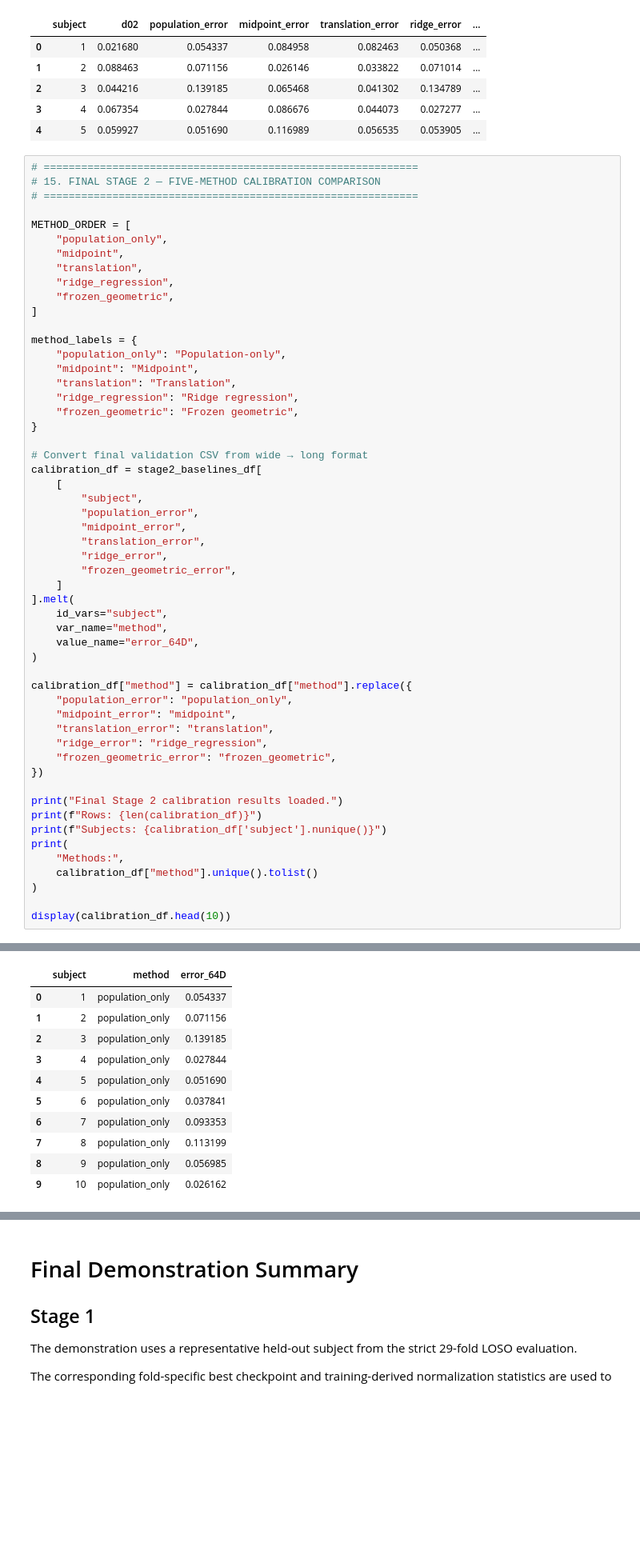
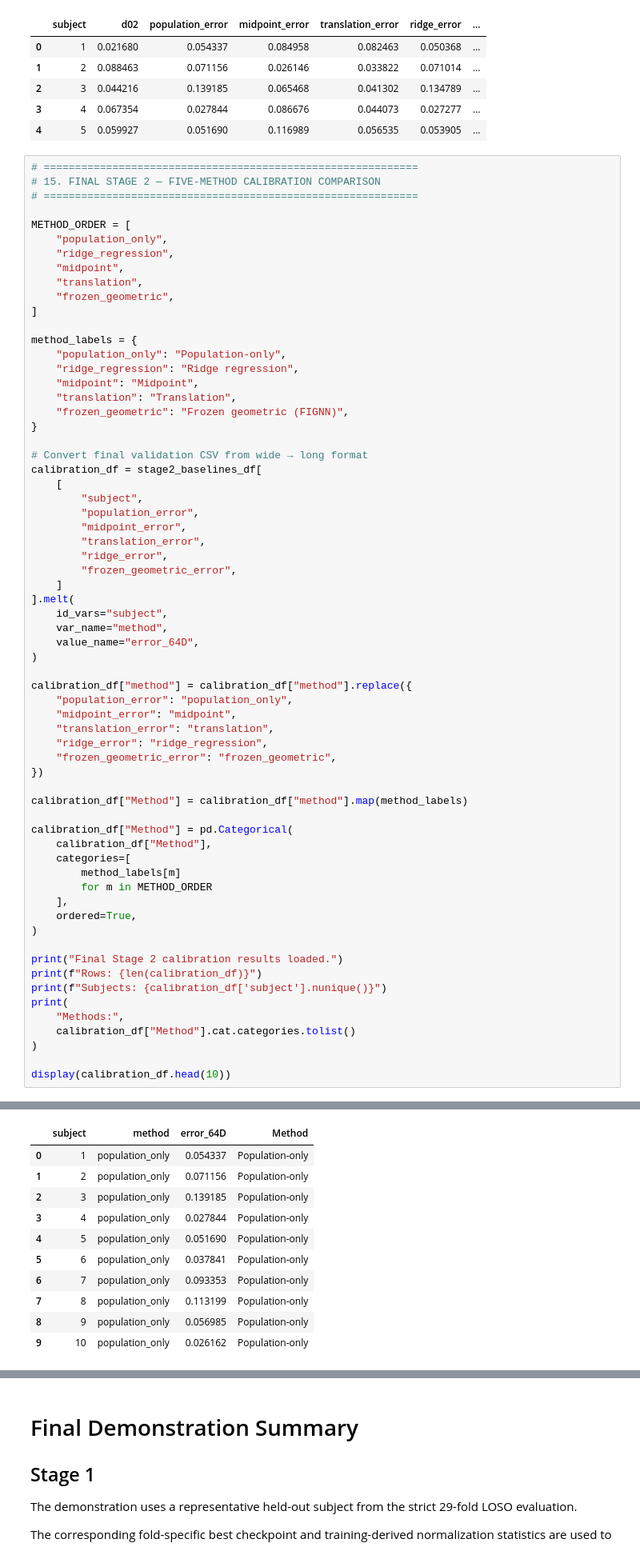
Before and after one commit to VigneshJai-Debug/fignn_cni__project, a Jupyter notebook: notebooks/FIGNN_Final_Demo.ipynb, the cells around one changed output, grey strips where cells are left out. Shown at 80% size. Saved outputs shown, nothing was run; the diff lists cells and outputs as text; blank space fills up the shorter version.

```diff
--- a/notebooks/FIGNN_Final_Demo.ipynb
+++ b/notebooks/FIGNN_Final_Demo.ipynb
@@ -1700,18 +1700,18 @@ Methods: Population, Midpoint, Translation, Ridge, Frozen geometric
 
 METHOD_ORDER = [
     "population_only",
+    "ridge_regression",
     "midpoint",
     "translation",
-    "ridge_regression",
     "frozen_geometric",
 ]
 
 method_labels = {
     "population_only": "Population-only",
+    "ridge_regression": "Ridge regression",
     "midpoint": "Midpoint",
     "translation": "Translation",
-    "ridge_regression": "Ridge regression",
-    "frozen_geometric": "Frozen geometric",
+    "frozen_geometric": "Frozen geometric (FIGNN)",
 }
 
 # Convert final validation CSV from wide → long format
@@ -1738,12 +1738,23 @@ calibration_df["method"] = calibration_df["method"].replace({
     "frozen_geometric_error": "frozen_geometric",
 })
 
+calibration_df["Method"] = calibration_df["method"].map(method_labels)
+
+calibration_df["Method"] = pd.Categorical(
+    calibration_df["Method"],
+    categories=[
+        method_labels[m]
+        for m in METHOD_ORDER
+    ],
+    ordered=True,
+)
+
 print("Final Stage 2 calibration results loaded.")
 print(f"Rows: {len(calibration_df)}")
 print(f"Subjects: {calibration_df['subject'].nunique()}")
 print(
     "Methods:",
-    calibration_df["method"].unique().tolist()
+    calibration_df["Method"].cat.categories.tolist()
 )
 
 display(calibration_df.head(10))
@@ -1755,14 +1766,14 @@ Methods: ['population_only', 'midpoint', 'translation', 'ridge_regression', 'fro
-|  | subject | method | error_64D |
-| 0 | 1 | population_only | 0.054337 |
-| 1 | 2 | population_only | 0.071156 |
-| 2 | 3 | population_only | 0.139185 |
-| 3 | 4 | population_only | 0.027844 |
-| 4 | 5 | population_only | 0.051690 |
-| 5 | 6 | population_only | 0.037841 |
-| 6 | 7 | population_only | 0.093353 |
-| 7 | 8 | population_only | 0.113199 |
-| 8 | 9 | population_only | 0.056985 |
-| 9 | 10 | population_only | 0.026162 |
+|  | subject | method | error_64D | Method |
+| 0 | 1 | population_only | 0.054337 | Population-only |
+| 1 | 2 | population_only | 0.071156 | Population-only |
+| 2 | 3 | population_only | 0.139185 | Population-only |
+| 3 | 4 | population_only | 0.027844 | Population-only |
+| 4 | 5 | population_only | 0.051690 | Population-only |
+| 5 | 6 | population_only | 0.037841 | Population-only |
+| 6 | 7 | population_only | 0.093353 | Population-only |
+| 7 | 8 | population_only | 0.113199 | Population-only |
+| 8 | 9 | population_only | 0.056985 | Population-only |
+| 9 | 10 | population_only | 0.026162 | Population-only |
 # %%
 # ============================================================
 # 16. STAGE 2 — FIVE-METHOD ERROR FIGURE
```
Also changed, not shown: parts of 3 cells of this notebook, 27 other files.
